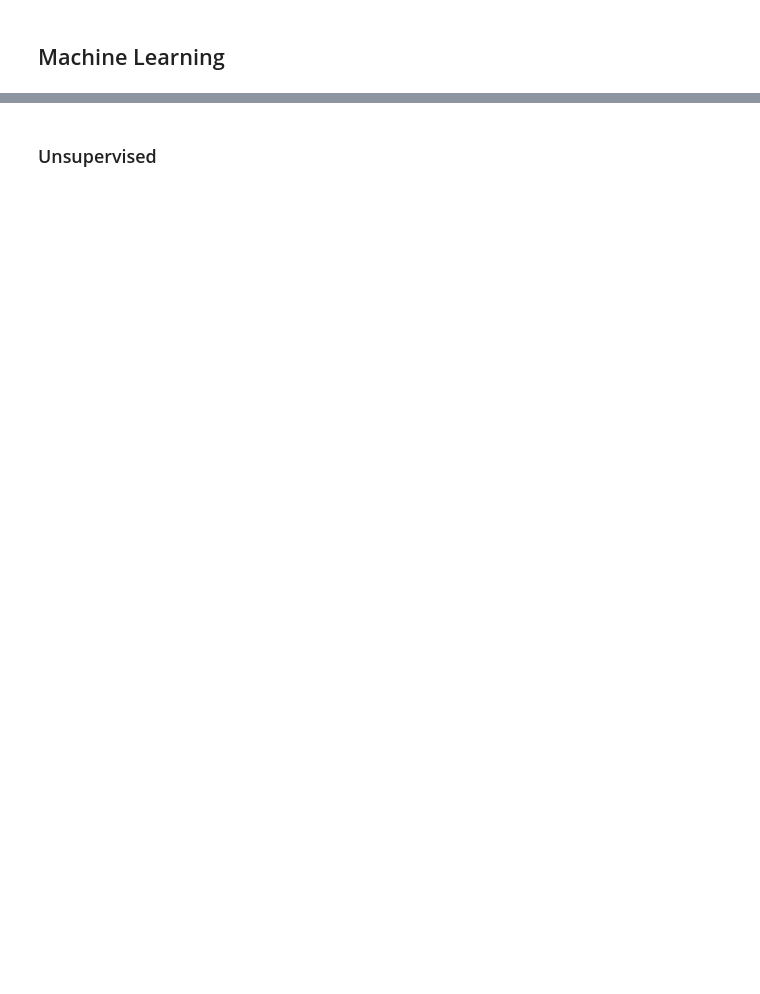
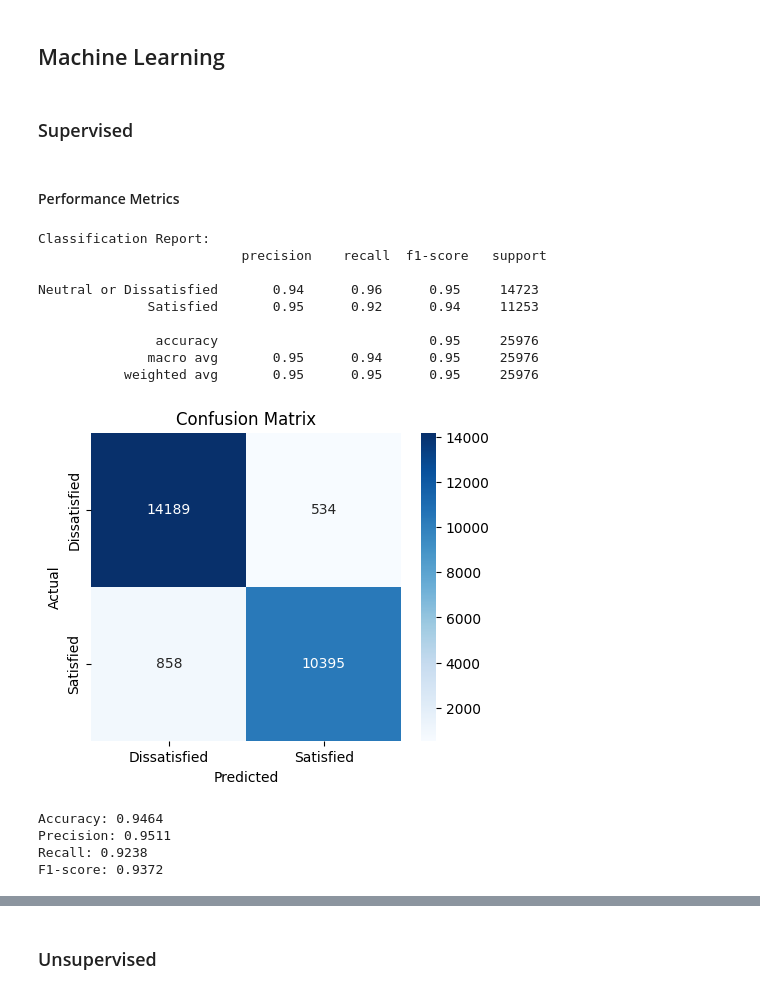
Before and after one commit to OCE1984/MScDataAnaltyicsPrinciples, a Jupyter notebook: DAP_Final_Assessment2.ipynb, the cells around one changed output, grey strips where cells are left out. Saved outputs shown, nothing was run; the diff lists cells and outputs as text; code cells hidden in the pictures; blank space fills up the shorter version.

```diff
--- a/DAP_Final_Assessment2.ipynb
+++ b/DAP_Final_Assessment2.ipynb
@@ -17,7 +22,7 @@ from sklearn.preprocessing import LabelEncoder, StandardScaler
 # %% [markdown]
 ## Loading the Dataset
 # %%
-file_path = "/content/airline_passenger_satisfaction.csv"
+file_path = "https://raw.githubusercontent.com/OCE1984/MScDataAnaltyicsPrinciples/main/airline_passenger_satisfaction.csv"  # Changed to the raw file URL
 df_original = pd.read_csv(file_path)
 # %% [markdown]
 ## Exploratory Data Analysis (EDA)
@@ -336,2 +386,48 @@ sns.barplot(grouped_satis_a)
 # %% [markdown]
 ## Machine Learning
+# %% [markdown]
+### Supervised
+# %% [markdown]
+#### Performance Metrics
+# %%
+# Make predictions on the test set
+y_pred = rf.predict(X_test)
+
+# Compute performance metrics
+accuracy = accuracy_score(y_test, y_pred)
+precision = precision_score(y_test, y_pred, pos_label="Satisfied")
+recall = recall_score(y_test, y_pred, pos_label="Satisfied")
+f1 = f1_score(y_test, y_pred, pos_label="Satisfied")
+
+# Print classification report
+print("Classification Report:\n", classification_report(y_test, y_pred))
+
+# Display confusion matrix
+conf_matrix = confusion_matrix(y_test, y_pred)
+plt.figure(figsize=(5, 4))
+sns.heatmap(conf_matrix, annot=True, fmt='d', cmap='Blues', xticklabels=["Dissatisfied", "Satisfied"], yticklabels=["Dissatisfied", "Satisfied"])
+plt.xlabel("Predicted")
+plt.ylabel("Actual")
+plt.title("Confusion Matrix")
+plt.show()
+
+# Print metrics
+print(f"Accuracy: {accuracy:.4f}")
+print(f"Precision: {precision:.4f}")
+print(f"Recall: {recall:.4f}")
+print(f"F1-score: {f1:.4f}")
+# %% [output]
+Classification Report:
+                          precision    recall  f1-score   support
+
+Neutral or Dissatisfied       0.94      0.96      0.95     14723
+              Satisfied       0.95      0.92      0.94     11253
+
+               accuracy                           0.95     25976
+              macro avg       0.95      0.94      0.95     25976
+           weighted avg       0.95      0.95      0.95     25976
+[figure, added]
+Accuracy: 0.9464
+Precision: 0.9511
+Recall: 0.9238
+F1-score: 0.9372
```
Also changed, not shown: parts of 18 cells of this notebook.
